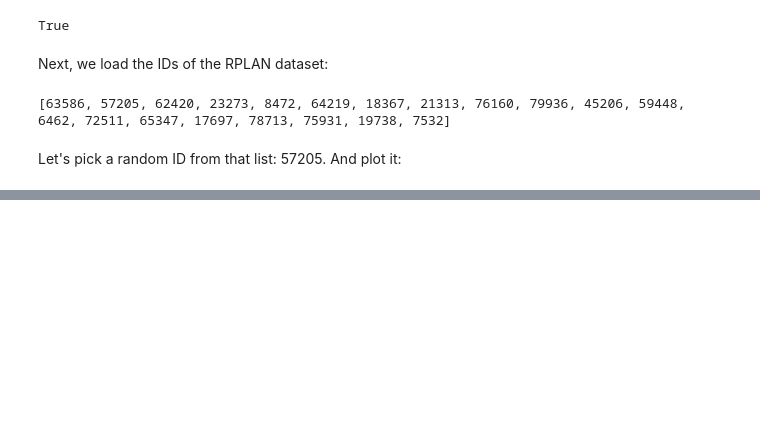
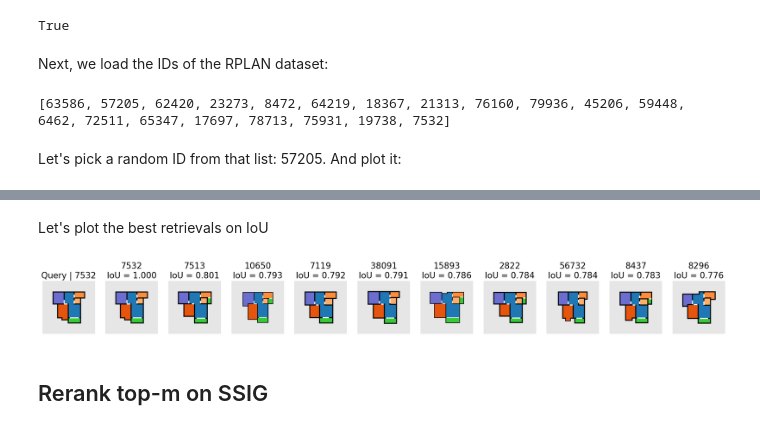
Before and after one commit to caspervanengelenburg/ssig, a Jupyter notebook: nb_ranking.ipynb, the cells around one changed output, grey strips where cells are left out. Cells and saved outputs as stored; diff of their text form; code cells hidden in the pictures; blank space fills up the shorter version.

```diff
--- a/nb_ranking.ipynb
+++ b/nb_ranking.ipynb
@@ -145,0 +122,38 @@ Time it took to rank on IoU: 85.65868306159973
+# %%
+# convert ids to array
+ids_array = np.array(ids)
+
+# sort the ids and corresponding IoU scores based on the IoU scores (in descending fashion)
+idx_sorted = np.argsort(ious)[::-1]
+ious_sorted = ious[idx_sorted]
+ids_sorted = ids_array[idx_sorted]
+# %% [markdown]
+Let's plot the best retrievals on IoU
+# %%
+# number of retrievals
+r = 10
+
+# set up the figure
+_, axs = set_figure(1, r+1, fs=2.5)
+
+# loop through axes and sorted IDs
+for i, ax in enumerate(axs):
+
+    # query
+    if i == 0:
+        img = load_image_rplan(id_q, DATA_PATH)
+        ax.set_title(f"Query | {id_q}")
+    # retrievals
+    else:
+        id = ids_sorted[i-1]
+        iou = ious_sorted[i-1]
+        img = load_image_rplan(id, DATA_PATH)
+        ax.set_title(f"{id}\nIoU = {iou:.3f}")
+
+    # plot image
+    ax.imshow(colorize_floorplan(img, classes=np.arange(0, 18), cmap=CMAP_ROOMTYPE))
+    _ = ax.axis('off')
+# %% [output]
+[figure, added]
+# %% [markdown]
+## Rerank top-m on SSIG
```
Also changed, not shown: parts of 19 cells of this notebook.
